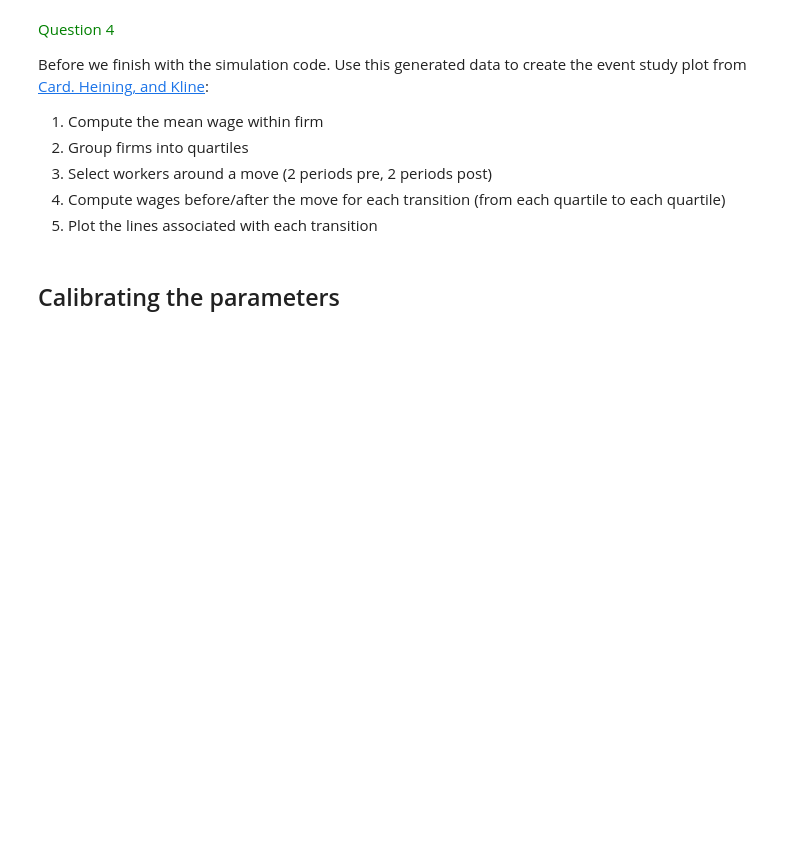
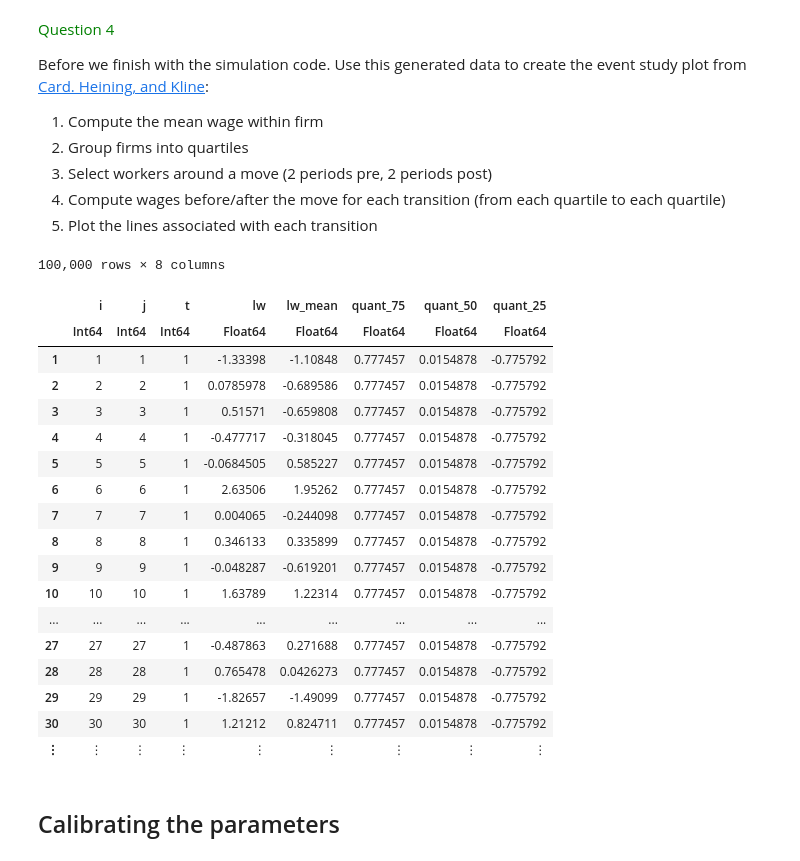
Before and after one commit to EdJeeOnGitHub/EC34430, a Jupyter notebook: problem-1/hw-twfe.ipynb, the cells around one changed output. Drawn from its saved outputs; the diff is of its cells as text; code cells hidden in the pictures; blank space fills up the shorter version.

Commit message:
started quantiles

```diff
--- a/problem-1/hw-twfe.ipynb
+++ b/problem-1/hw-twfe.ipynb
@@ -336,6 +288,40 @@ Before we finish with the simulation code. Use this generated data to create the
 3. Select workers around a move (2 periods pre, 2 periods post)
 4. Compute wages before/after the move for each transition (from each quartile to each quartile)
 5. Plot the lines associated with each transition
+# %%
+event_df = @chain df begin
+    groupby(:j)
+    transform(:lw => mean)
+    transform(:lw_mean .=> [
+
+        (x -> quantile(x, 0.75)),
+        (x -> quantile(x, 0.5)),
+        (x -> quantile(x, 0.25))  ] .=> [
+            :quant_75,
+            :quant_50,
+            :quant_25])
+    select(:i, :j, :t, :lw, :lw_mean, :quant_75, :quant_50, :quant_25)
+end
+# %% [output]
+100,000 rows × 8 columns
+|  | i | j | t | lw | lw_mean | quant_75 | quant_50 | quant_25 |
+|  | Int64 | Int64 | Int64 | Float64 | Float64 | Float64 | Float64 | Float64 |
+| 1 | 1 | 1 | 1 | -1.33398 | -1.10848 | 0.777457 | 0.0154878 | -0.775792 |
+| 2 | 2 | 2 | 1 | 0.0785978 | -0.689586 | 0.777457 | 0.0154878 | -0.775792 |
+| 3 | 3 | 3 | 1 | 0.51571 | -0.659808 | 0.777457 | 0.0154878 | -0.775792 |
+| 4 | 4 | 4 | 1 | -0.477717 | -0.318045 | 0.777457 | 0.0154878 | -0.775792 |
+| 5 | 5 | 5 | 1 | -0.0684505 | 0.585227 | 0.777457 | 0.0154878 | -0.775792 |
+| 6 | 6 | 6 | 1 | 2.63506 | 1.95262 | 0.777457 | 0.0154878 | -0.775792 |
+| 7 | 7 | 7 | 1 | 0.004065 | -0.244098 | 0.777457 | 0.0154878 | -0.775792 |
+| 8 | 8 | 8 | 1 | 0.346133 | 0.335899 | 0.777457 | 0.0154878 | -0.775792 |
+| 9 | 9 | 9 | 1 | -0.048287 | -0.619201 | 0.777457 | 0.0154878 | -0.775792 |
+| 10 | 10 | 10 | 1 | 1.63789 | 1.22314 | 0.777457 | 0.0154878 | -0.775792 |
+| ... | ... | ... | ... | ... | ... | ... | ... | ... |
+| 27 | 27 | 27 | 1 | -0.487863 | 0.271688 | 0.777457 | 0.0154878 | -0.775792 |
+| 28 | 28 | 28 | 1 | 0.765478 | 0.0426273 | 0.777457 | 0.0154878 | -0.775792 |
+| 29 | 29 | 29 | 1 | -1.82657 | -1.49099 | 0.777457 | 0.0154878 | -0.775792 |
+| 30 | 30 | 30 | 1 | 1.21212 | 0.824711 | 0.777457 | 0.0154878 | -0.775792 |
+| ⋮ | ⋮ | ⋮ | ⋮ | ⋮ | ⋮ | ⋮ | ⋮ | ⋮ |
 # %% [markdown]
 ## Calibrating the parameters
 # %% [markdown]
```
Also changed, not shown: parts of 1 cell of this notebook.
